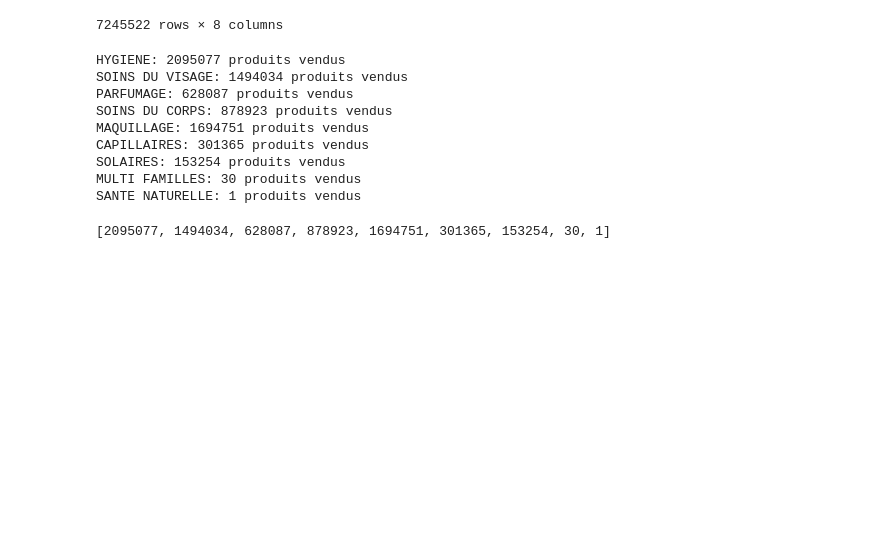
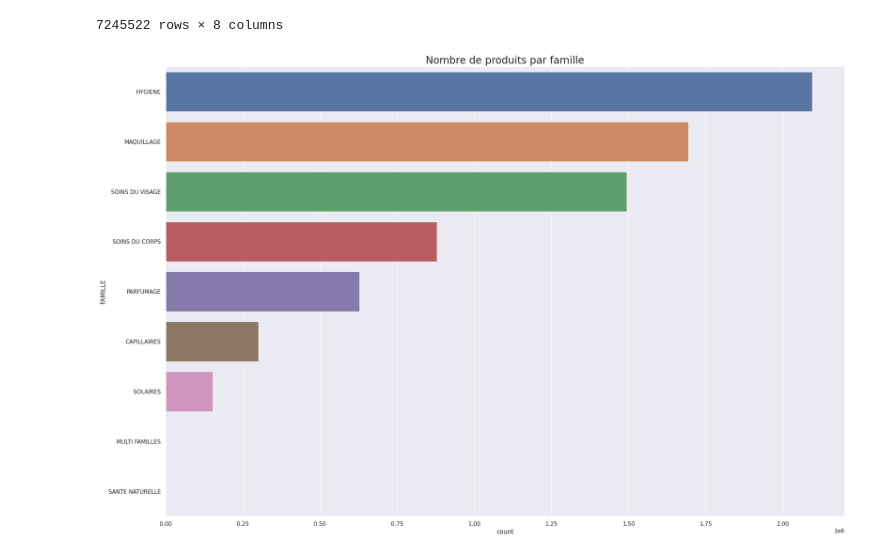
Before and after one commit to alexandre-pinon/recommender, a Jupyter notebook: data_csv_treatment.ipynb, the cells around one changed output. Drawn from its saved outputs; the diff is of its cells as text; code cells hidden in the pictures; blank space fills up the shorter version.

Commit message:
feat: number of items graphs

```diff
--- a/data_csv_treatment.ipynb
+++ b/data_csv_treatment.ipynb
@@ -189,22 +189,16 @@ data
 | 7245520 | 36105678 | 12 | 11.45 | MAQUILLAGE | MAQ_YEUX Mascara Elixir | MAQ_YEUX_MASCA_HG | MASCARA SOIN NOIR01 2014 CN3 9ML | 997385337 |
 | 7245521 | 36105678 | 12 | 4.45 | MAQUILLAGE | MAQ_ONG Vernis CN | MAQ_ONGLES | VAO BRIL CERISE NOIRE113 ETE14 CN... | 997385337 |
 7245522 rows × 8 columns
+# %%
+sns.set_style("darkgrid")
 # %%
-for f in data['FAMILLE'].unique():
-    print(f"{f}: {data[data['FAMILLE'] == f]['LIBELLE'].size} produits vendus")
+fig, ax = plt.subplots(figsize=(24, 16))
+sns.countplot(data=data,
+              y='FAMILLE',
+              ax=ax,
+              order=data['FAMILLE'].value_counts().index)
+ax.set_title('Nombre de produits par famille', fontsize=20)
+fig.savefig('graphs/familles.png')
 # %% [output]
-HYGIENE: 2095077 produits vendus
-SOINS DU VISAGE: 1494034 produits vendus
-PARFUMAGE: 628087 produits vendus
-SOINS DU CORPS: 878923 produits vendus
-MAQUILLAGE: 1694751 produits vendus
-CAPILLAIRES: 301365 produits vendus
-SOLAIRES: 153254 produits vendus
-MULTI FAMILLES: 30 produits vendus
-SANTE NATURELLE: 1 produits vendus
+[figure, added]
-# %%
-products_sold_per_family = [data[data['FAMILLE'] == f]['LIBELLE'].size for f in data['FAMILLE'].unique()]
-products_sold_per_family
-# %% [output]
-[2095077, 1494034, 628087, 878923, 1694751, 301365, 153254, 30, 1]
 # %%
```
Also changed, not shown: parts of 15 cells of this notebook, 4 other files.
